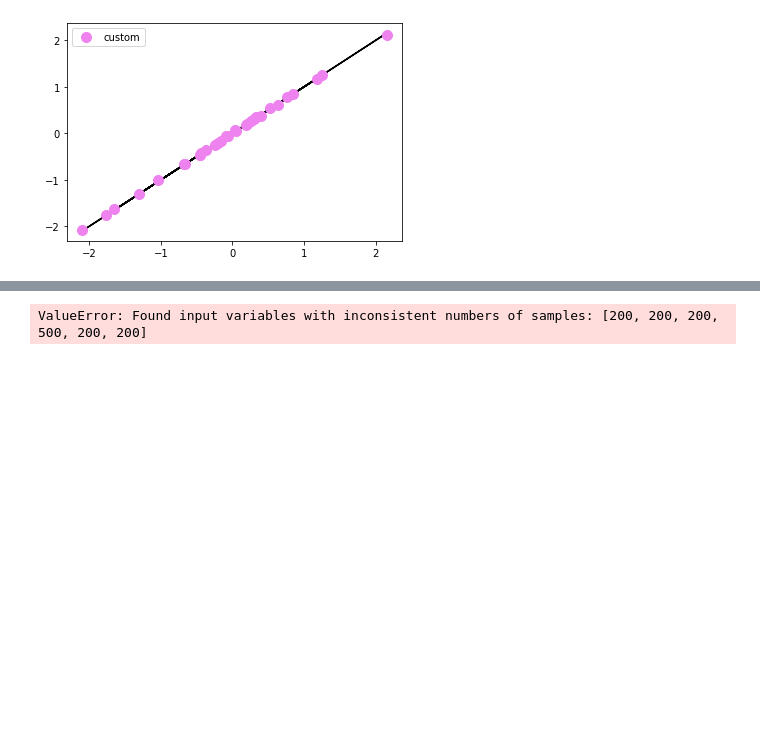
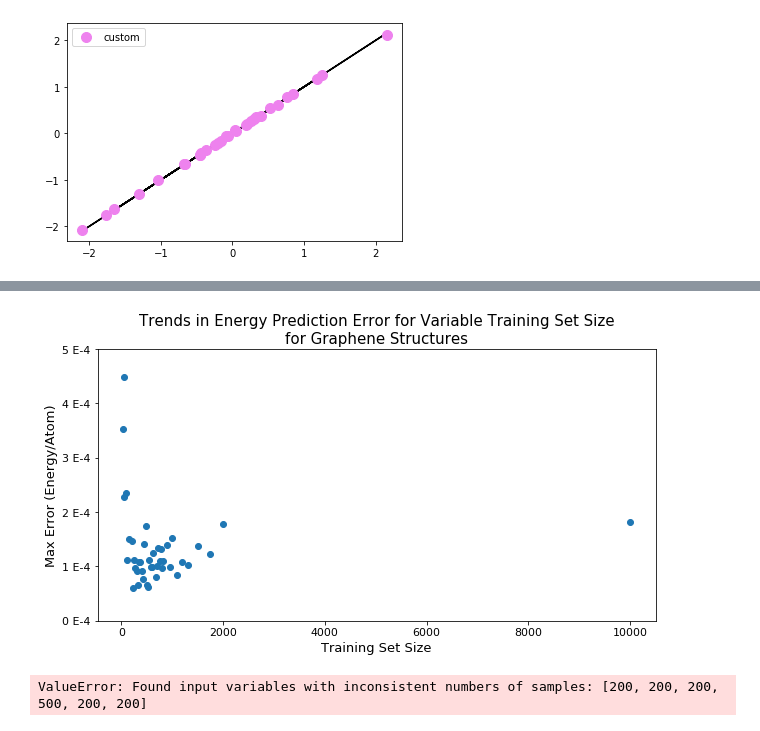
Before and after one commit to alvarovm/minigap, a Jupyter notebook: notebooks/miniGAP.ipynb, the cells around one changed output, grey strips where cells are left out. Drawn from its saved outputs; the diff is of its cells as text; code cells hidden in the pictures; blank space fills up the shorter version.

Commit message:
Formatted error and produced plot in media

```diff
--- a/notebooks/miniGAP.ipynb
+++ b/notebooks/miniGAP.ipynb
@@ -80,6 +80,18 @@ def TickTock(func, *args, **kwargs):
 def Distance(x1, x2):
     x1 = np.array(x1); x2 = np.array(x2)
     return np.sqrt(((x1 - x2) ** 2).sum())
+# %%
+SMALL_SIZE = 11
+MEDIUM_SIZE = 13
+BIG_SIZE = 15
+
+plt.rc('font', size=SMALL_SIZE)          # controls default text sizes
+plt.rc('axes', titlesize=BIG_SIZE)     # fontsize of the axes title
+plt.rc('axes', labelsize=MEDIUM_SIZE)    # fontsize of the x and y labels
+plt.rc('xtick', labelsize=SMALL_SIZE)    # fontsize of the tick labels
+plt.rc('ytick', labelsize=SMALL_SIZE)    # fontsize of the tick labels
+plt.rc('legend', fontsize=SMALL_SIZE)    # legend fontsize
+plt.rc('figure', titlesize=BIG_SIZE)  # fontsize of the figure title
 # %%
 # Collect input data for soap->energy/forces learning model without looping
 # Unlike above (in the Plottable_Model_Errors cell) I am collecting forces here as well
@@ -893,3 +902,19 @@ array([-1125.72447817, -1125.83888506, -1125.88402636, -1125.89747451,
+# %%
+fig, ax = plt.subplots(figsize=(10,5))
+ns = list(performance_Graphene_by_n.keys())
+errs_per_atom = [err/112 for err in performance_Graphene_by_n.values()]
+ax.plot(ns, errs_per_atom, "o")
+ax.set_xlabel("Training Set Size")
+ax.set_ylabel("Max Error (Energy/Atom)")
+tick_step = 10**(np.round(np.log10(max(errs_per_atom)))-1)
+n_ticks = int(max(errs_per_atom)/tick_step) + 1
+ticks = [float(tick_step)*i for i in range(n_ticks + 1)]
+ax.set_yticks(ticks)
+ax.set_yticklabels(['{:.0f} E-4'.format(t*10000) for t in ticks])
+plt.title("Trends in Energy Prediction Error for Variable Training Set Size\nfor Graphene Structures")
+plt.savefig('../media/Trends_in_Energy_Prediction_Error_for_Variable_Training_Set_Size_for_Graphene_Structures.png')
+# %% [output]
+[figure, added]
 # %%
 # Collect input data for soap->energy/forces learning model without looping
 # Unlike above (in the Plottable_Model_Errors cell) I am collecting forces here as well
```
Also changed, not shown: parts of 5 cells of this notebook, 1 other file.
